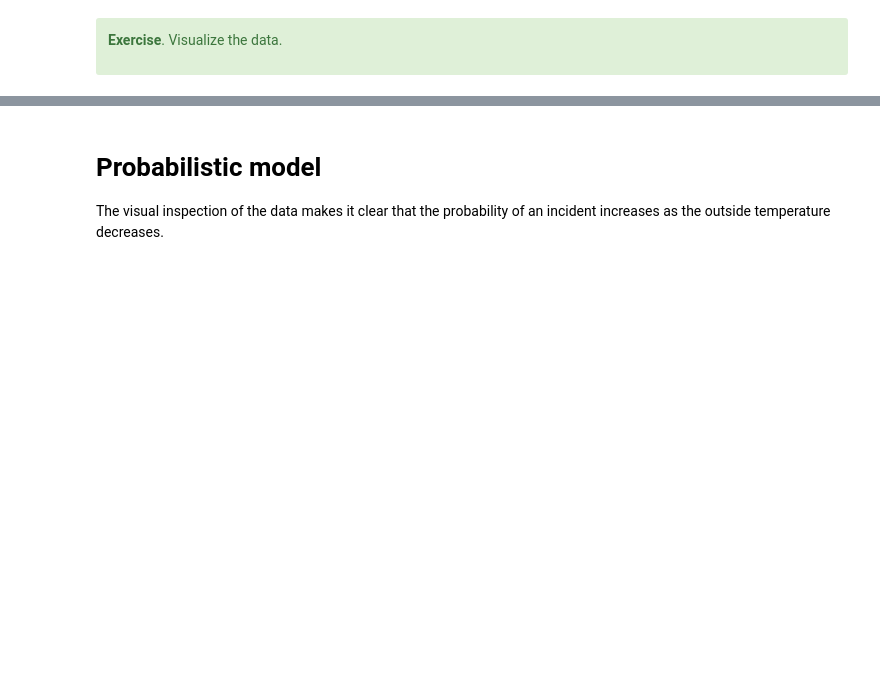
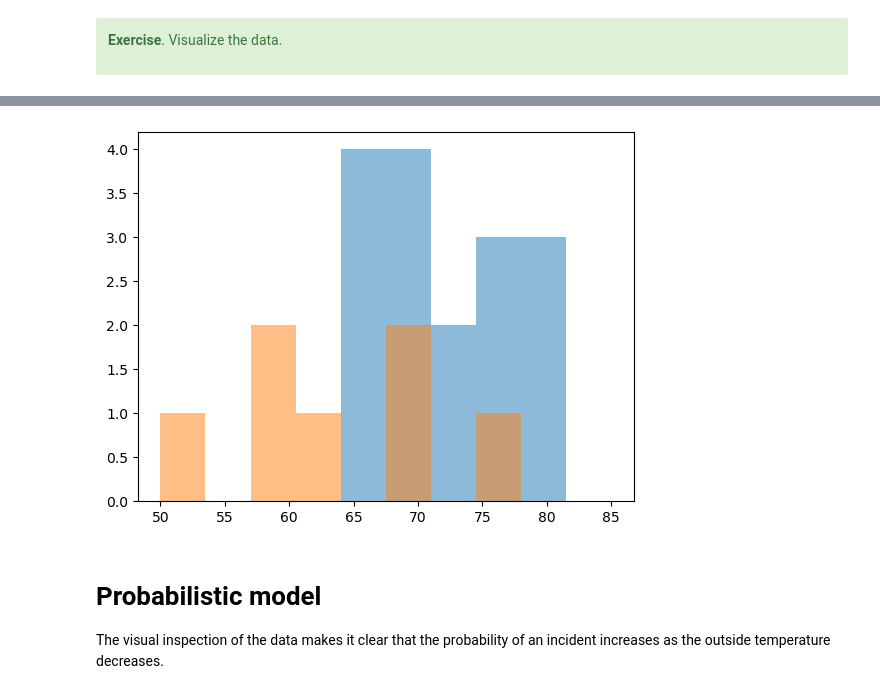
Before and after one commit to glouppe/dats0001-foundations-of-data-science, a Jupyter notebook: nb09-space-shuttle-disaster.ipynb, the cells around one changed output, grey strips where cells are left out. Drawn from its saved outputs; the diff is of its cells as text; code cells hidden in the pictures; blank space fills up the shorter version.

```diff
--- a/nb09-space-shuttle-disaster.ipynb
+++ b/nb09-space-shuttle-disaster.ipynb
@@ -27,3 +66,13 @@ import matplotlib.pyplot as plt
+# %%
+fig = plt.figure()
+ax = plt.axes()
+
+ax.hist(temperatures[~incident], bins=10, range=(50, 85), alpha=0.5)
+ax.hist(temperatures[incident], bins=10, range=(50, 85), alpha=0.5)
+
+plt.show()
+# %% [output]
+[figure, added]
 # %% [markdown]
 # Probabilistic model
 
```
Also changed, not shown: parts of 25 cells of this notebook.
